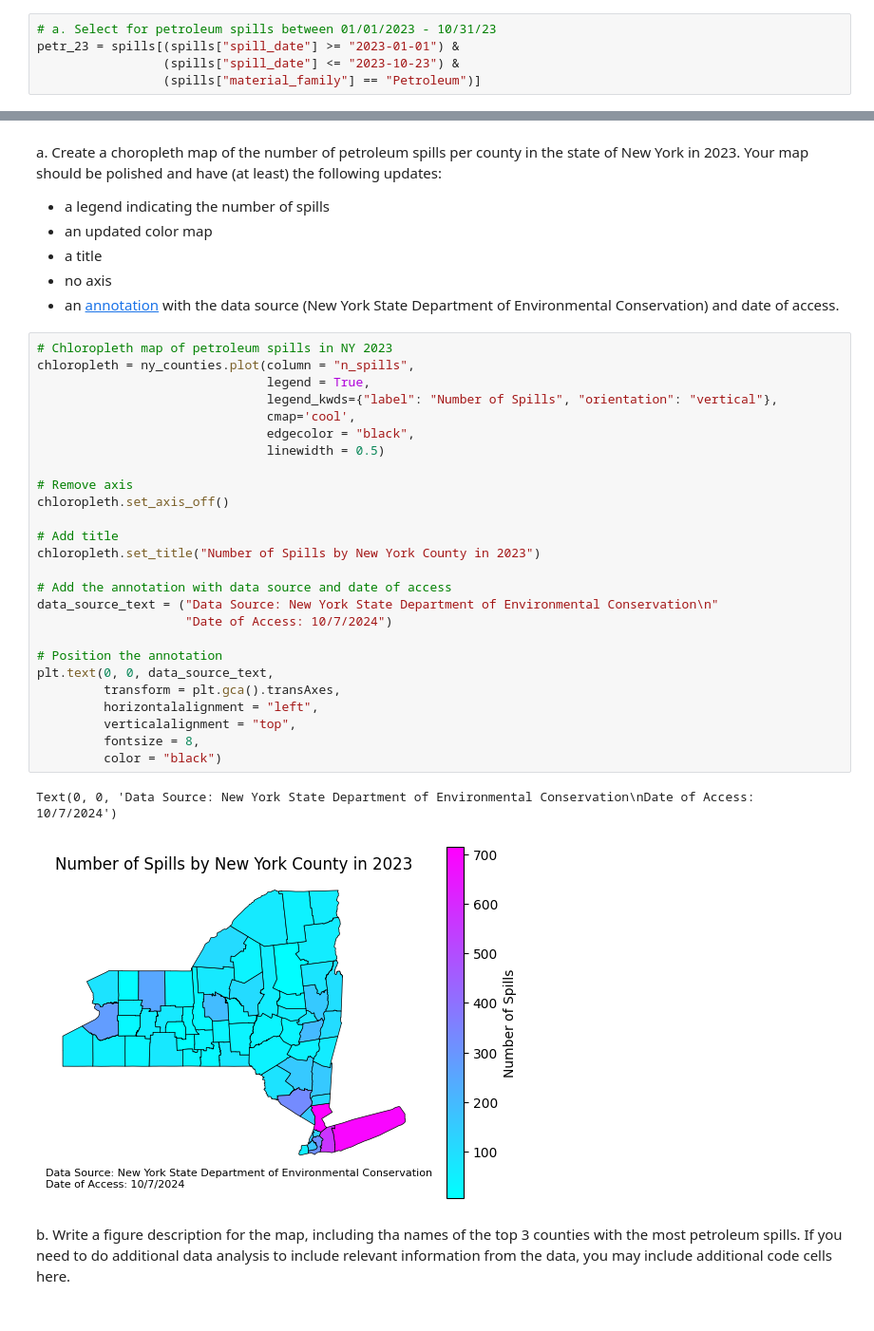
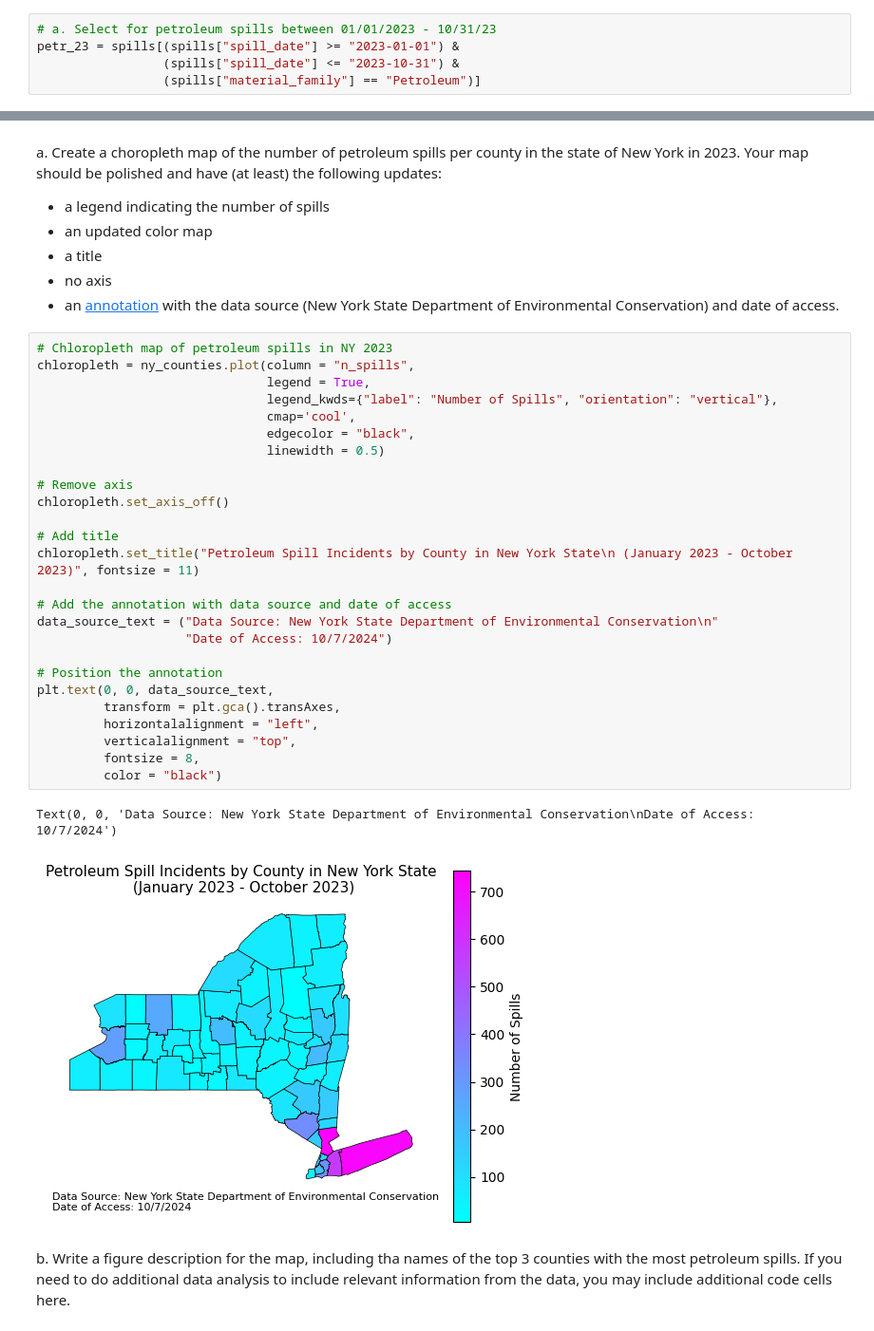
Before and after one commit to matteo-torres/eds220-hwk3, a Jupyter notebook: hwk3-task2-oil-spills-TORRES.ipynb, the cells around one changed output, grey strips where cells are left out. Shown at 95% size. Saved outputs shown, nothing was run; the diff lists cells and outputs as text.

```diff
--- a/hwk3-task2-oil-spills-TORRES.ipynb
+++ b/hwk3-task2-oil-spills-TORRES.ipynb
@@ -212,7 +212,7 @@ a. Select data about petroleum spills that took place between January 1st 2023,
 # %%
 # a. Select for petroleum spills between 01/01/2023 - 10/31/23
 petr_23 = spills[(spills["spill_date"] >= "2023-01-01") &
-                 (spills["spill_date"] <= "2023-10-23") &
+                 (spills["spill_date"] <= "2023-10-31") &
                  (spills["material_family"] == "Petroleum")]
 # %% [markdown]
 <!-- BEGIN QUESTION -->
@@ -593,32 +598,32 @@ Your map should be polished and have (at least) the following updates:
 # %%
 # Chloropleth map of petroleum spills in NY 2023
 chloropleth = ny_counties.plot(column = "n_spills",
                                legend = True,
                                legend_kwds={"label": "Number of Spills", "orientation": "vertical"},
                                cmap='cool',
                                edgecolor = "black",
                                linewidth = 0.5)
 
 # Remove axis
 chloropleth.set_axis_off()
 
 # Add title
-chloropleth.set_title("Number of Spills by New York County in 2023")
+chloropleth.set_title("Petroleum Spill Incidents by County in New York State\n (January 2023 - October 2023)", fontsize = 11)
 
 # Add the annotation with data source and date of access
 data_source_text = ("Data Source: New York State Department of Environmental Conservation\n"
                     "Date of Access: 10/7/2024")
 
 # Position the annotation
 plt.text(0, 0, data_source_text,
          transform = plt.gca().transAxes,
          horizontalalignment = "left",
          verticalalignment = "top",
          fontsize = 8,
          color = "black")
 # %% [output]
 Text(0, 0, 'Data Source: New York State Department of Environmental Conservation\nDate of Access: 10/7/2024')
-[figure, old version]
+[figure, new version]
 # %% [markdown]
 <!-- END QUESTION -->
 
```
Also changed, not shown: parts of 6 cells of this notebook.
